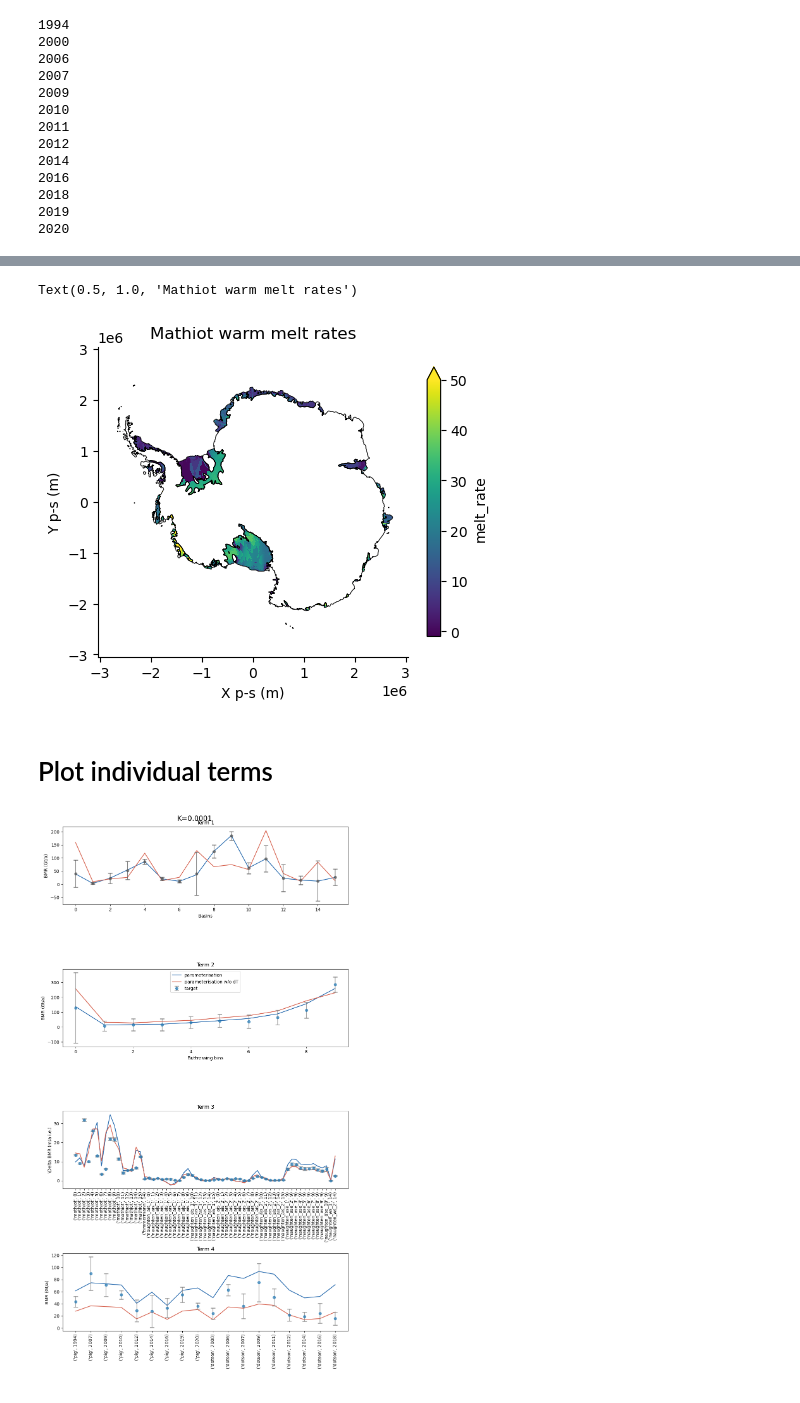
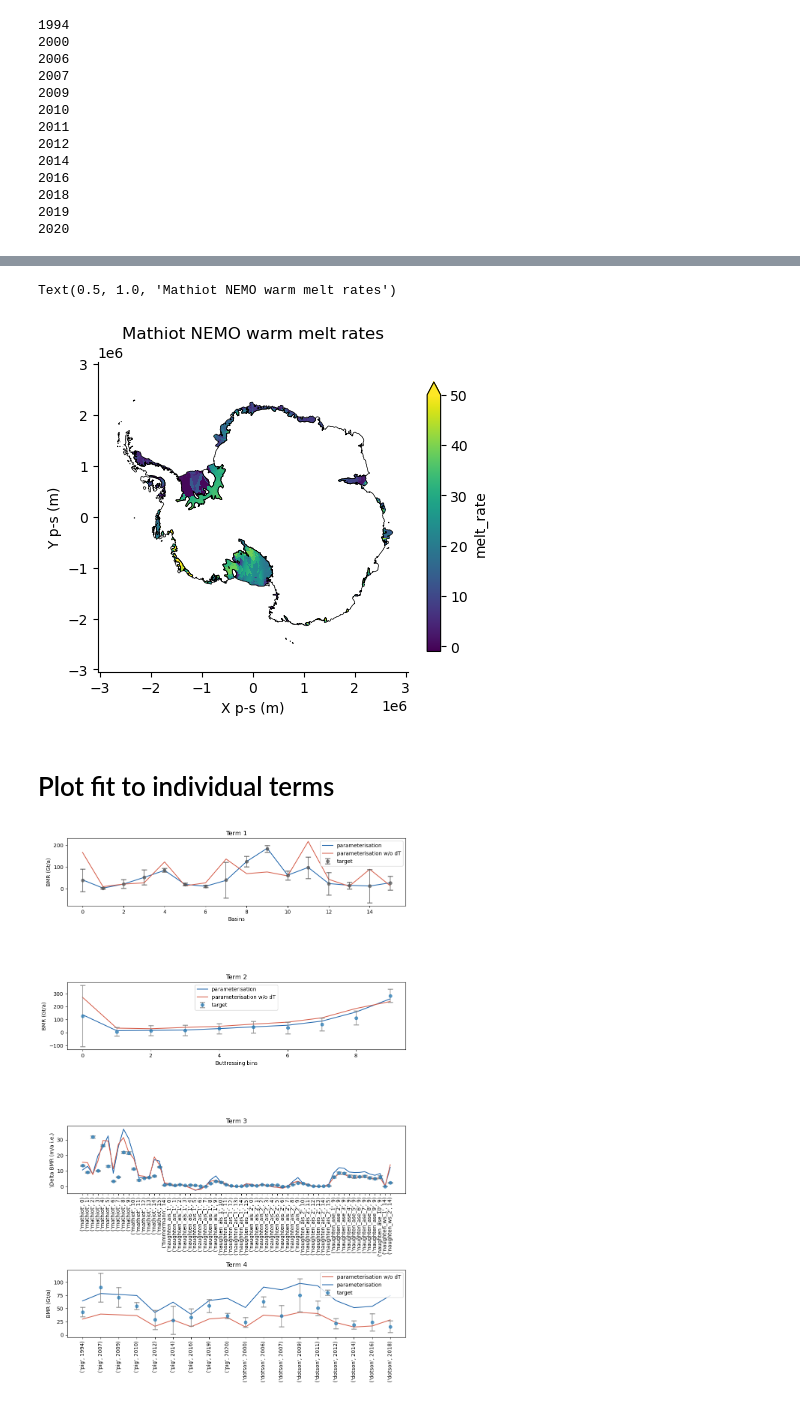
Before and after one commit to ismip/ismip7-antarctic-ocean-forcing, a Jupyter notebook: parameterisations/parameter_selection_quadratic_example_v2.ipynb, the cells around one changed output, grey strips where cells are left out. Saved outputs shown, nothing was run; the diff lists cells and outputs as text; code cells hidden in the pictures.

```diff
--- a/parameterisations/parameter_selection_quadratic_example_v2.ipynb
+++ b/parameterisations/parameter_selection_quadratic_example_v2.ipynb
@@ -574,0 +577,15 @@ Text(0.5, 1.0, 'Optimal K, modes')
+# %%
+# Buttressing Flux Response Numbers, remapped to 8km
+# Remove parameterisations from path
+bfrn = xr.load_dataset(os.path.join(data_path, 'parameterisations', "bfrns", "BFRN_ismip8km_v2.nc"))
+
+t2_weight = (bfrn['BFRN_medians'] / bfrn['BFRN_median']).values
+
+t2_weights = xr.DataArray(
+    t2_weight,
+    dims=["BFRN_bins"],
+    coords={"BFRN_bins": t2_obs_mean.BFRN_bins.values}
+)
+
+# to remove the term 2
+t2_weights = t2_weights*0
@@ -577,6 +735,6 @@ Text(0.5, 1.0, 'Optimal K, modes')
 
 Select a parameter value from above, e.g., the median or mode, and calculate deltaT to fit present-day, basin-wide melt (basically Term 1).
 # %%
-K = 20e-5
+K = 0.0001075
 # %%
 # compare to gT from Jourdain et al., 20220
@@ -624,6 +789,7 @@ def apply_deltaT_to_dataset(model_names, optimal_deltaT_per_basin):
 
         number_of_basins = int(len(optimal_deltaT_per_basin))-1
         try:
+            # for final path see above
             ocean_modelling_data = xr.load_dataset(os.path.join(data_path,"parameterisations", "Ocean_Modelling_Data",model+"TF.nc"))
         except:
             # FIXME REMOVE THIS ONCE DATA IS FINALISED
@@ -660,7 +826,7 @@ def apply_deltaT_to_dataset(model_names, optimal_deltaT_per_basin):
 
 
 
-model_names = ['Mathiot23_cold_v2_', "TimmermannUndGoeller2017_cold_v2_", "Naughten_FESOM_ACCESS_cold_", "Naughten_FESOM_MMM_cold_",
+model_names = ['Mathiot_NEMO_cold_v2_', "Timmermann_FESOM_cold_v2_", "Naughten_FESOM_ACCESS_cold_", "Naughten_FESOM_MMM_cold_",
               'Naughten_MITgcmASE_ens01_cold_', 'Naughten_MITgcmASE_ens02_cold_', 'Naughten_MITgcmASE_ens03_cold_',
                'Naughten_MITgcmASE_ens04_cold_','Naughten_MITgcmASE_ens05_cold_', 'Naughten_MITgcmASE_ens06_cold_',
                'Naughten_MITgcmASE_ens07_cold_', 'Naughten_MITgcmASE_ens08_cold_', 'Naughten_MITgcmASE_ens09_cold_',
@@ -827,21 +990,16 @@ ax.spines['right'].set_visible(False)
 
 plt.contour(result_ds.x, result_ds.y, bed.ocean_frac,levels=[0.5], colors=['black'], linewidths=0.5)
 plt.contour(result_ds.x, result_ds.y, bed.floating_frac,levels=[0.5], colors=['black'], linewidths=0.5)
-plt.title('Mathiot warm melt rates')
+plt.title('Mathiot NEMO warm melt rates')
 
 #plt.savefig(os.path.join(figure_dir,'Optimise_quadratic_K'+str(K)+'_mathiotwarmmelt.png'))
 # %% [output]
-Text(0.5, 1.0, 'Mathiot warm melt rates')
+Text(0.5, 1.0, 'Mathiot NEMO warm melt rates')
-[figure, old version]
+[figure, new version]
 # %% [markdown]
-# Plot individual terms
+# Plot fit to individual terms
 # %%
-# Basic 2x2 grid
-
-cvt = 8000**2  / 1e12  # to convert to Gt/a
-cvt_m = reso**2  / 1e12  # to convert to Gt/a
-
-fig, axes = plt.subplots(4, 1, figsize=(10, 18))
+fig, axes = plt.subplots(4, 1, figsize=(10, 15))
 
 color_wocorrection = "#D6604D"
 color_wcorrection = "#2166AC"
@@ -850,12 +1008,12 @@ color_wcorrection = "#2166AC"
 ax = axes[0]
 
 t1_model_ndT, t1_obs_mean_ndT, t1_obs_sigma_ndT = calculate_term1(
-    pd_ensemble.sel(p1=K,p2=1), mask_m, basins_m.basins, nBasins, cvt_m, MeltDataImbie)
+    pd_ensemble.sel(p1=K,p2=1, method='nearest'), mask_m, basins_m.basins, nBasins, cvt_m, MeltDataImbie)
 
-t1_model, t1_obs_mean, t1_obs_sigma = calculate_term1(
+t1_model_p, t1_obs_mean_p, t1_obs_sigma_p = calculate_term1(
     result_ds, mask_m, basins_m.basins, nBasins, cvt_m, MeltDataImbie)
 
-ax.plot(range(nBasins+1),t1_model , label='parameterisation', color=color_wcorrection)
+ax.plot(range(nBasins+1),t1_model_p , label='parameterisation', color=color_wcorrection)
 ax.plot(range(nBasins+1),t1_model_ndT , label='parameterisation w/o dT', color=color_wocorrection)
 ax.errorbar(range(nBasins+1), t1_obs_mean, xerr=None, yerr=t1_obs_sigma,
              fmt='o', capsize=5, capthick=2, color="#555555",
@@ -864,19 +1022,19 @@ ax.set_ylabel('BMR (Gt/a)')
 ax.set_xlabel('Basins')
 #plt.text(0,2, 'Modelled average melt = '+str(np.round(np.sum(t2_model).values))+' m/a' )
 #plt.text(0,1, 'Observed average melt = '+str(np.round(np.sum(t2_obs_mean).values))+' m/a' )
-#ax.legend()
+ax.legend()
 ax.set_title('Term 1')
 
 
 # TERM 2
 ax = axes[1]
-t2_model_ndT, t2_obs_mean, t2_obs_sigma = calculate_term2(
-    pd_ensemble.sel(p1=K,p2=1),mask_m,bfrn_m,cvt_m,buttressing_target)
+t2_model_ndT, t2_obs_mean_ndT, t2_obs_sigma_ndT = calculate_term2(
+    pd_ensemble.sel(p1=K,p2=1, method='nearest'),mask_m,bfrn_m,cvt_m,buttressing_target)
 
-t2_model, t2_obs_mean, t2_obs_sigma = calculate_term2(
+t2_model_p, t2_obs_mean_p, t2_obs_sigma_p = calculate_term2(
     result_ds,mask_m,bfrn_m,cvt_m,buttressing_target)
 
-ax.plot(range(len(t2_model.BFRN_bins)),t2_model , label='parameterisation', color=color_wcorrection)
+ax.plot(range(len(t2_model.BFRN_bins)),t2_model_p , label='parameterisation', color=color_wcorrection)
 ax.plot(range(len(t2_model.BFRN_bins)),t2_model_ndT , label='parameterisation w/o dT', color=color_wocorrection)
 ax.errorbar(range(len(t2_model.BFRN_bins)), t2_obs_mean, xerr=None, yerr=t2_obs_sigma,
              fmt='o', capsize=5, capthick=2,
@@ -890,13 +1048,13 @@ ax.set_title('Term 2')
 # Term 3
 ax = axes[2]
 
-t3_model_ndT, t3_obs_mean, t3_obs_sigma = calculate_term3(
-    cold_ensemble.sel(p1=K,p2=1), warm_ensemble.sel(p1=K,p2=1), cold_target, warm_target, mask_m, basins_m.basins)
+t3_model_ndT, t3_obs_mean_ndT, t3_obs_sigma_ndT = calculate_term3(
+    cold_ensemble.sel(p1=K,p2=1, method='nearest'), warm_ensemble.sel(p1=K,p2=1, method='nearest'), cold_target, warm_target, mask_m, basins_m.basins)
 
-t3_model, t3_obs_mean, t3_obs_sigma = calculate_term3(
+t3_model_p, t3_obs_mean_p, t3_obs_sigma_p = calculate_term3(
     cold_results,warm_results, cold_target, warm_target, mask_m, basins_m.basins)
 
-t3_stack = t3_model.stack(modelbasin=('model','basins')).dropna(dim='modelbasin')
+t3_stack = t3_model_p.stack(modelbasin=('model','basins')).dropna(dim='modelbasin')
 t3_stack_ndT = t3_model_ndT.stack(modelbasin=('model','basins')).dropna(dim='modelbasin')
 
 ax.plot(range(len(t3_stack.modelbasin)),
@@ -916,39 +1074,40 @@ ax.set_title('Term 3')
 ## Term 4
 ax = axes[3]
 
 
-t4_model_ndT, t4_obs_mean, t4_obs_sigma = calculate_term4(
-    obs_ensemble.sel(p1=K,p2=1), region_label_m, t4_obs, mask_m, cvt_m)
+t4_model_ndT, t4_obs_mean_ndT, t4_obs_sigma_ndT = calculate_term4(
+    obs_ensemble.sel(p1=K,p2=1, method='nearest'), region_label_m, t4_obs, mask_m, cvt_m)
 
-t4_model, t4_obs_mean, t4_obs_sigma = calculate_term4(
+t4_model_p, t4_obs_mean_p, t4_obs_sigma_p = calculate_term4(
     obs_results, region_label_m, t4_obs, mask_m, cvt_m)
 
 
 ds_flat_ndT = t4_model_ndT.stack(region_year=("region", "year")).dropna(dim='region_year')
-ds_flat = t4_model.stack(region_year=("region", "year")).dropna(dim='region_year')
+ds_flat = t4_model_p.stack(region_year=("region", "year")).dropna(dim='region_year')
 
 
 ax.plot(range(len(ds_flat_ndT.region_year)),ds_flat_ndT.values , label='parameterisation w/o dT', color=color_wocorrection)
 ax.plot(range(len(ds_flat.region_year)),ds_flat.values , label='parameterisation', color=color_wcorrection)
 
 ax.errorbar(range(len(ds_flat.region_year)),
             t4_obs_mean.stack(region_year=('region','year')).dropna(dim='region_year'),
             xerr=None,
             yerr=t4_obs_sigma.stack(region_year=('region','year')).dropna(dim='region_year'),
              fmt='o', capsize=5, capthick=2,
              ecolor='gray', alpha=0.7, label='target')
 ax.set_ylabel('BMR (Gt/a)')
 ax.set_xticks(range(len(ds_flat.region_year)))
 ax.set_xticklabels(ds_flat.region_year.values, rotation=90)
 ax.set_title('Term 4')
+ax.legend()
 
 # Add overall title
-fig.suptitle('K='+str(K), fontsize=16)
-
+#fig.suptitle('K='+str(K), fontsize=16)
 
 plt.tight_layout()
+
+plt.savefig(os.path.join(figure_dir,'Optimise_quadratic_K'+str(K)+'_Terms.png'))
+
 plt.show()
-
-#plt.savefig(os.path.join(figure_dir,'Optimise_quadratic_K'+str(K)+'_Terms.png'))
 # %% [output]
-[figure, old version]
+[figure, new version]
```
Also changed, not shown: parts of 46 cells of this notebook.
